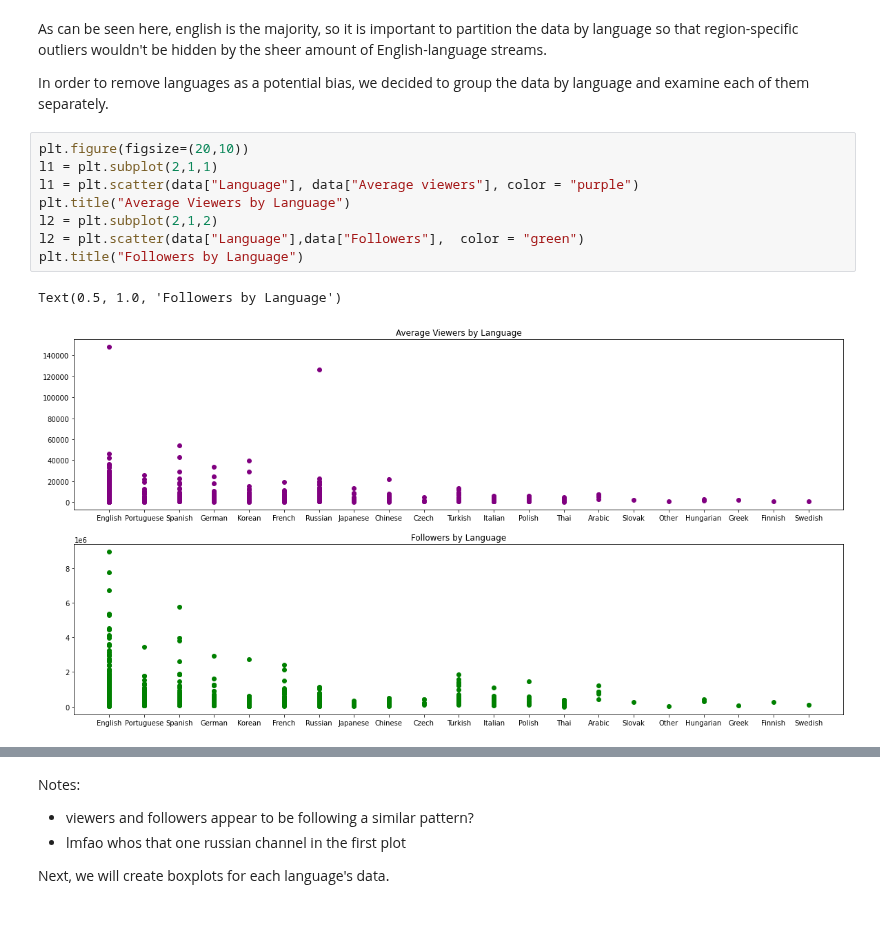
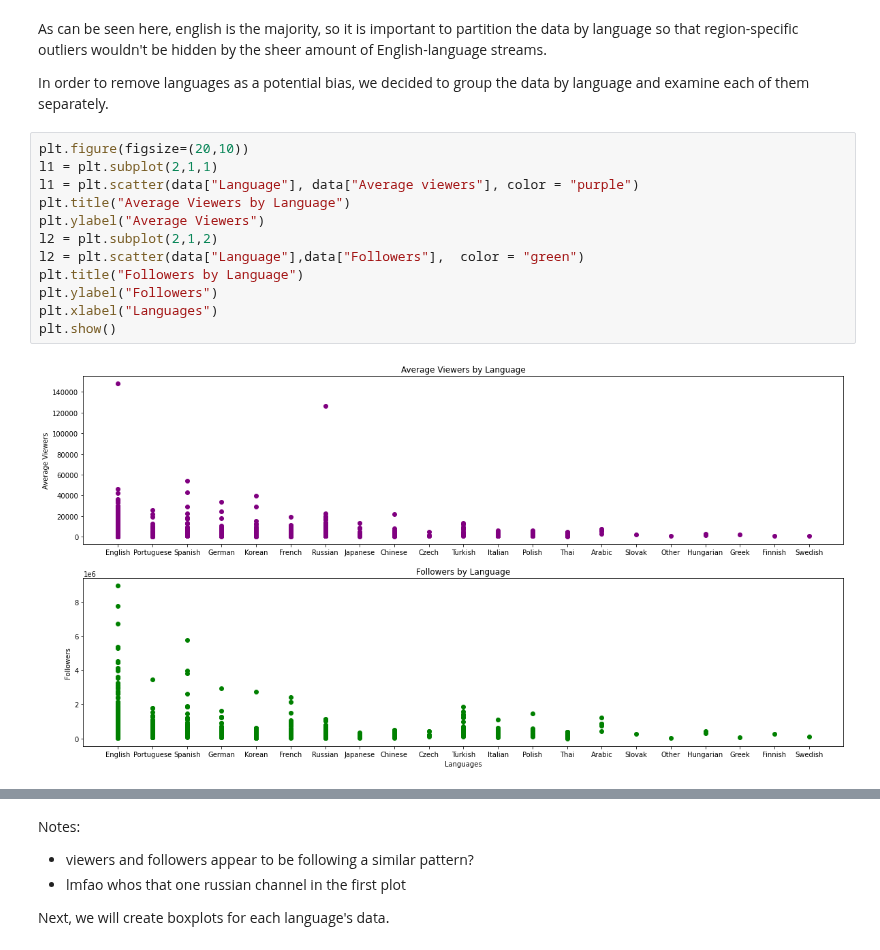
Before and after one commit to BeanutPutters/BeanutPutters.github.io, a Jupyter notebook: project0/Final.ipynb, the cells around one changed output, grey strips where cells are left out. Saved outputs shown, nothing was run; the diff lists cells and outputs as text; blank space fills up the shorter version.

```diff
--- a/project0/Final.ipynb
+++ b/project0/Final.ipynb
@@ -219,14 +226,17 @@ In order to remove languages as a potential bias, we decided to group the data b
 # %%
 plt.figure(figsize=(20,10))
 l1 = plt.subplot(2,1,1)
 l1 = plt.scatter(data["Language"], data["Average viewers"], color = "purple")
 plt.title("Average Viewers by Language")
+plt.ylabel("Average Viewers")
 l2 = plt.subplot(2,1,2)
 l2 = plt.scatter(data["Language"],data["Followers"],  color = "green")
 plt.title("Followers by Language")
+plt.ylabel("Followers")
+plt.xlabel("Languages")
+plt.show()
 # %% [output]
-Text(0.5, 1.0, 'Followers by Language')
-[figure, old version]
+[figure, new version]
 # %%
 plt.figure(figsize=(20,10))
 l1 = plt.subplot(2,1,1)
```
Also changed, not shown: parts of 9 cells of this notebook.
